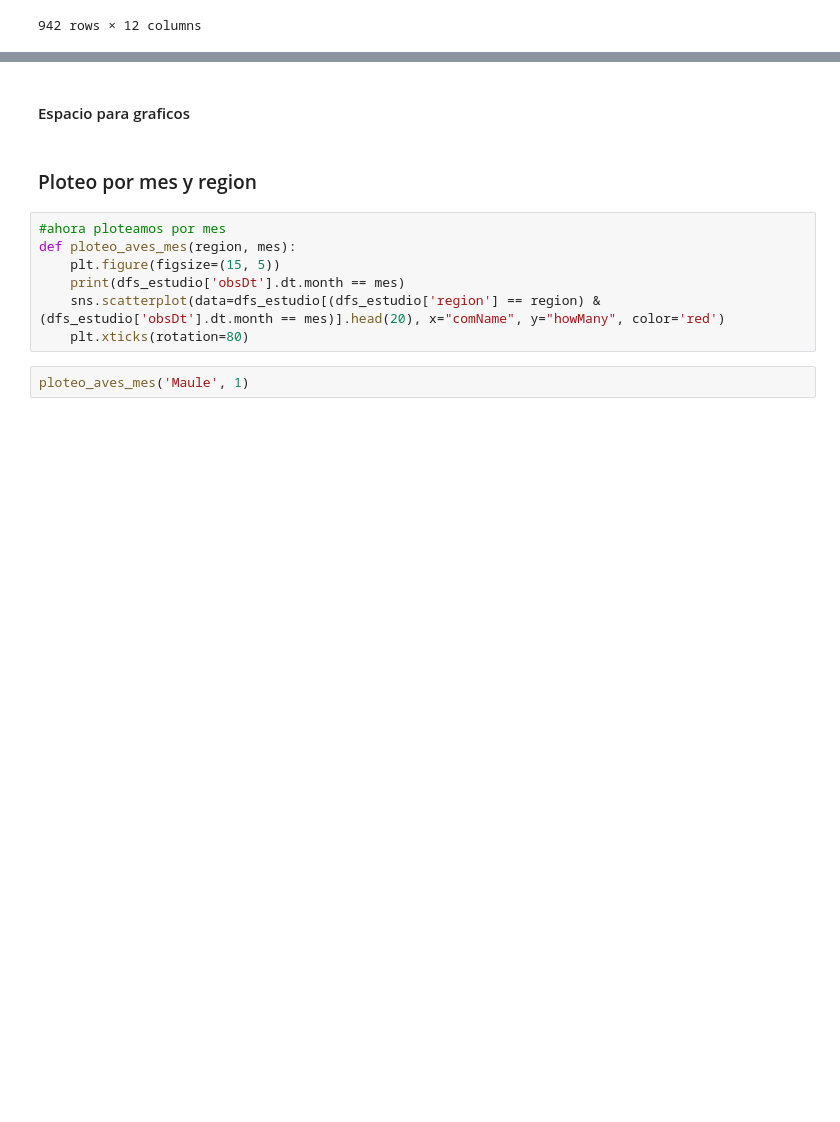
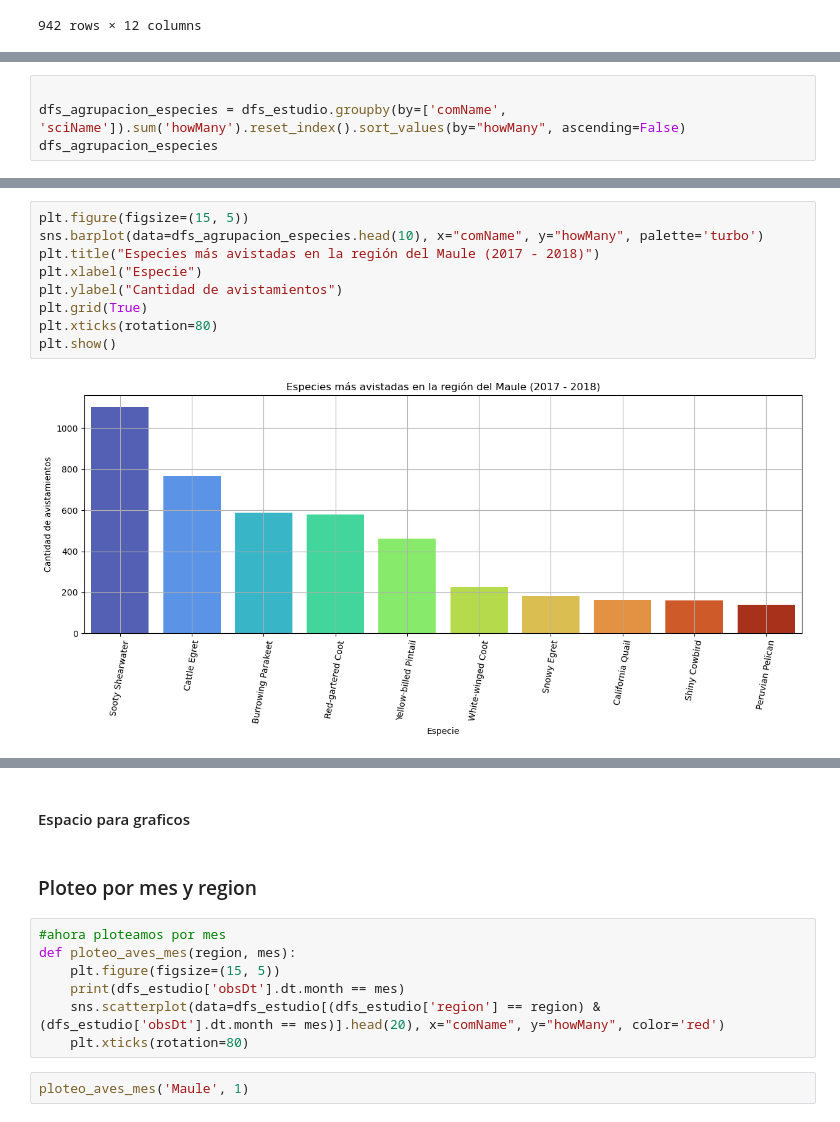
Before and after one commit to ymotomy/Proyecto-IMT2200, a Jupyter notebook: Proyecto.ipynb, the cells around one changed output, grey strips where cells are left out. Drawn from its saved outputs; the diff is of its cells as text; blank space fills up the shorter version.

```diff
--- a/Proyecto.ipynb
+++ b/Proyecto.ipynb
@@ -386,0 +470,4 @@ dfs_estudio
+# %%
+
+dfs_agrupacion_especies = dfs_estudio.groupby(by=['comName', 'sciName']).sum('howMany').reset_index().sort_values(by="howMany", ascending=False)
+dfs_agrupacion_especies
@@ -386,0 +488,11 @@ dfs_estudio
+# %%
+plt.figure(figsize=(15, 5))
+sns.barplot(data=dfs_agrupacion_especies.head(10), x="comName", y="howMany", palette='turbo')
+plt.title("Especies más avistadas en la región del Maule (2017 - 2018)")
+plt.xlabel("Especie")
+plt.ylabel("Cantidad de avistamientos")
+plt.grid(True)
+plt.xticks(rotation=80)
+plt.show()
+# %% [output]
+[figure, added]
```
Also changed, not shown: parts of 15 cells of this notebook.
